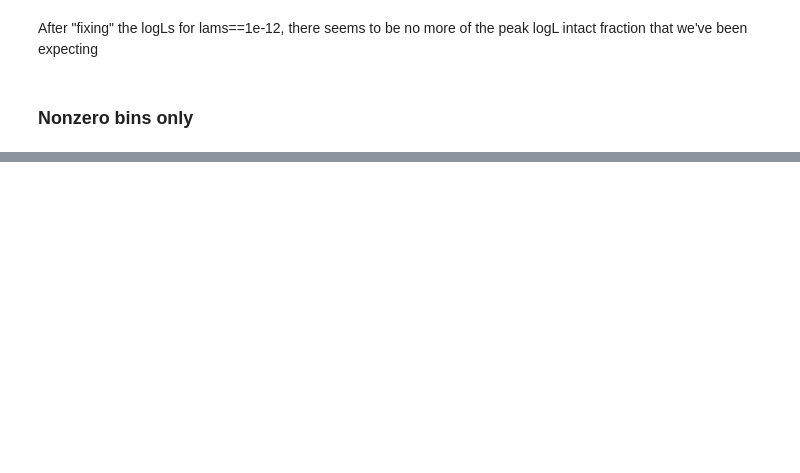
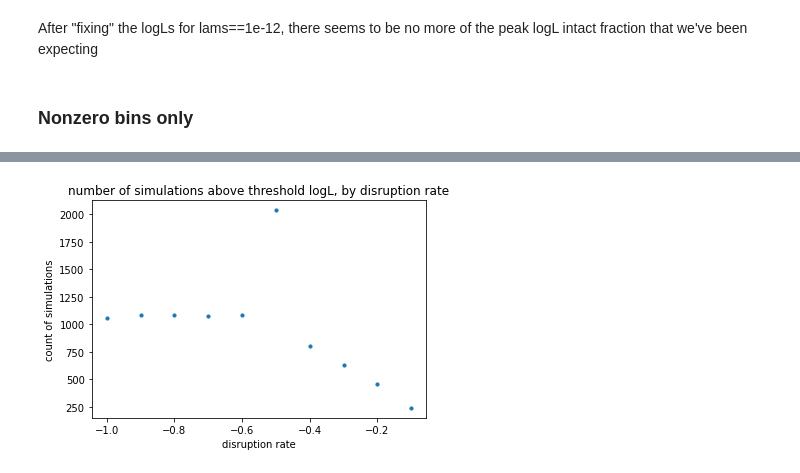
Before and after one commit to exoclam/sculpting, a Jupyter notebook: hipergator/troubleshoot-logLs.ipynb, the cells around one changed output, grey strips where cells are left out. Saved outputs shown, nothing was run; the diff lists cells and outputs as text; code cells hidden in the pictures; blank space fills up the shorter version.

```diff
--- a/hipergator/troubleshoot-logLs.ipynb
+++ b/hipergator/troubleshoot-logLs.ipynb
@@ -837,0 +860,21 @@ for i, l in enumerate(df.logLs_nonzero):
+# %%
+good_logLs = []
+good_ms = []
+good_bs = []
+for i, l in enumerate(df.logLs_nonzero): # df.logLs_nonzero
+    for j in l:
+        if j > threshold:
+            #print(j, df.ms[i], df.bs[i])
+            good_logLs.append(j)
+            good_ms.append(df.ms[i])
+            good_bs.append(df.bs[i])
+# %%
+hist_ms, bins_ms = np.histogram(good_ms, bins=10)
+hist_bs, bins_bs = np.histogram(good_bs, bins=10)
+plt.scatter(bins_ms[:-1], hist_ms, s=10)
+plt.xlabel('disruption rate')
+plt.ylabel('count of simulations')
+plt.title('number of simulations above threshold logL, by disruption rate')
+plt.show()
+# %% [output]
+[figure, added]
```
Also changed, not shown: parts of 48 cells of this notebook.
